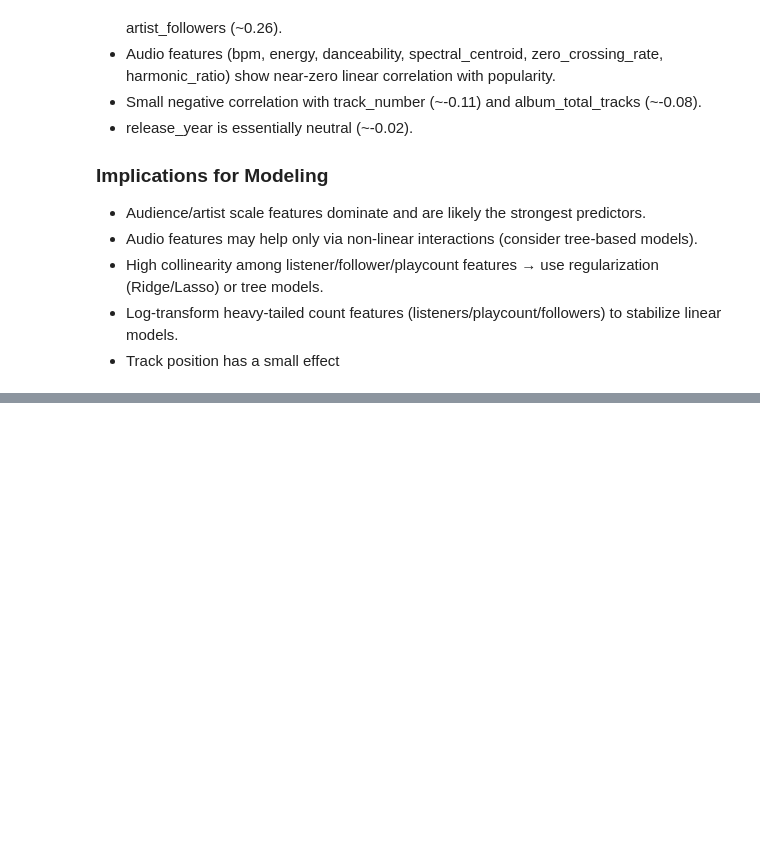
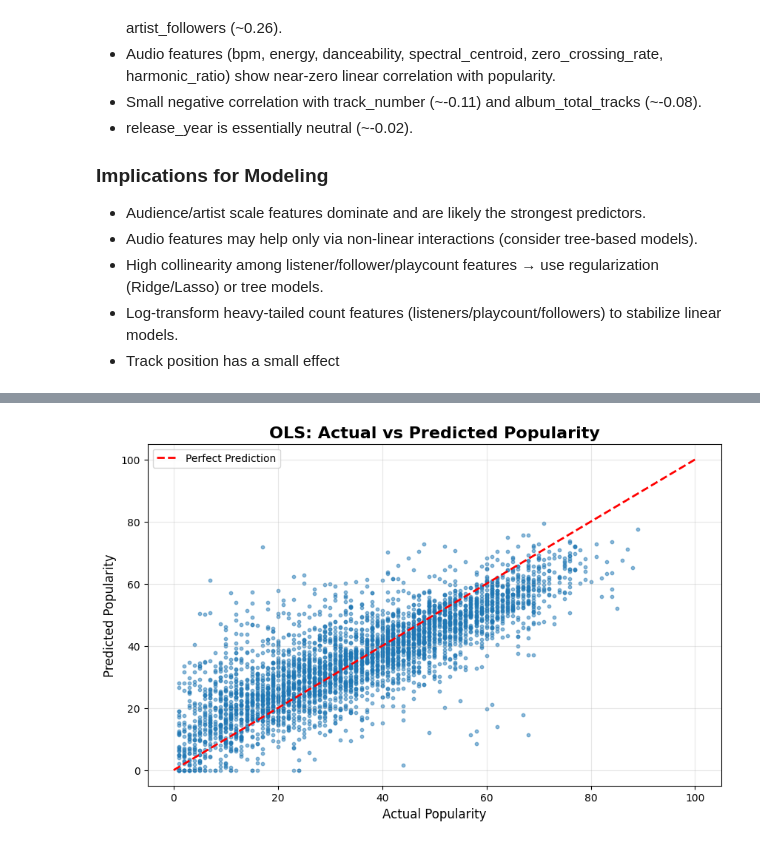
Before and after one commit to spennyfinn/Spotify_ETL_Project, a Jupyter notebook: notebooks/music_analysis.ipynb, the cells around one changed output, grey strips where cells are left out. Cells and saved outputs as stored; diff of their text form; code cells hidden in the pictures; blank space fills up the shorter version.

```diff
--- a/notebooks/music_analysis.ipynb
+++ b/notebooks/music_analysis.ipynb
@@ -732,0 +763,3 @@ plt.hist(np.log10(df['popularity']))
+# %%
+#train_test_split
+X_trainset, X_testset, y_trainset, y_testset = train_test_split(X, y, test_size=.2, random_state=1)
@@ -732,0 +793,11 @@ plt.hist(np.log10(df['popularity']))
+# %%
+def plot_model_results(y_testset, y_pred, model_name):
+    plt.figure(figsize= (10,6))
+    plt.scatter(y_testset, y_pred, alpha=.5, s=10)
+    plt.plot([0,100], [0,100], 'r--', linewidth = 2, label='Perfect Prediction')
+    plt.xlabel('Actual Popularity', fontsize=12)
+    plt.ylabel('Predicted Popularity',fontsize=12)
+    plt.title(f'{model_name}: Actual vs Predicted Popularity',fontsize=16, fontweight='bold')
+    plt.legend()
+    plt.grid(True, alpha=0.3)
+    plt.show()
@@ -732,0 +831,20 @@ plt.hist(np.log10(df['popularity']))
+# %%
+#make model
+linear_regression_pipeline = Pipeline([
+    ('scalar', StandardScaler()),
+    ('model',LinearRegression(n_jobs=-1))])
+
+#fit the model to the trainsets
+linear_regression_pipeline.fit(X_trainset, y_trainset)
+
+#get y predictions
+y_pred = linear_regression_pipeline.predict(X_testset)
+
+#clip the predictions to only be between 0-100
+y_pred_clipped = np.clip(y_pred, 0, 100)
+
+#predict the y_train value to assess overfitting
+y_train_pred = linear_regression_pipeline.predict(X_trainset)
+
+#Assessment metric function
+assess_regresion_model(y_testset, y_pred_clipped, y_trainset, y_train_pred, 'OLS Regression')
@@ -732,0 +861,4 @@ plt.hist(np.log10(df['popularity']))
+# %%
+plot_model_results(y_testset, y_pred_clipped, 'OLS')
+# %% [output]
+[figure, added]
```
Also changed, not shown: parts of 123 cells of this notebook, 3 other files.
